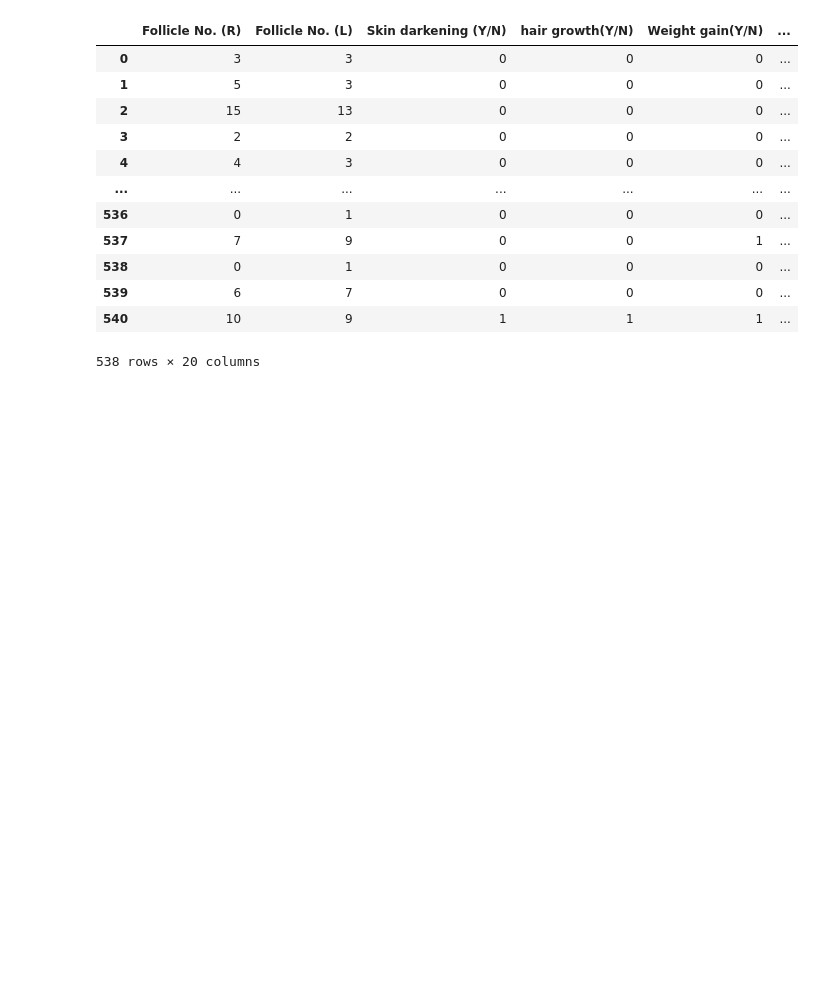
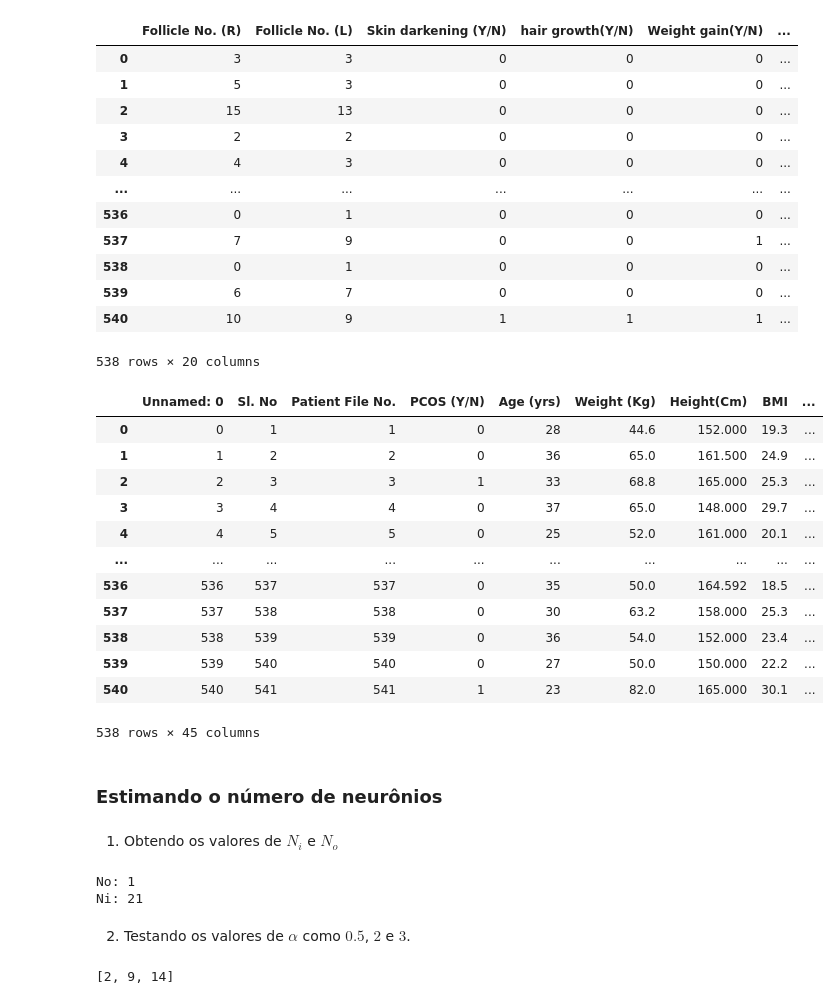
Before and after one commit to melinnediniz/RNA-AA3, a Jupyter notebook: build_model.ipynb, the cells around one changed output. Saved outputs shown, nothing was run; the diff lists cells and outputs as text; code cells hidden in the pictures; blank space fills up the shorter version.

```diff
--- a/build_model.ipynb
+++ b/build_model.ipynb
@@ -118,3 +109,46 @@ X_selected
 | 539 | 6 | 7 | 0 | 0 | 0 | ... |
 | 540 | 10 | 9 | 1 | 1 | 1 | ... |
 538 rows × 20 columns
+# %%
+data
+# %% [output]
+|  | Unnamed: 0 | Sl. No | Patient File No. | PCOS (Y/N) | Age (yrs) | Weight (Kg) | Height(Cm) | BMI | ... |
+| 0 | 0 | 1 | 1 | 0 | 28 | 44.6 | 152.000 | 19.3 | ... |
+| 1 | 1 | 2 | 2 | 0 | 36 | 65.0 | 161.500 | 24.9 | ... |
+| 2 | 2 | 3 | 3 | 1 | 33 | 68.8 | 165.000 | 25.3 | ... |
+| 3 | 3 | 4 | 4 | 0 | 37 | 65.0 | 148.000 | 29.7 | ... |
+| 4 | 4 | 5 | 5 | 0 | 25 | 52.0 | 161.000 | 20.1 | ... |
+| ... | ... | ... | ... | ... | ... | ... | ... | ... | ... |
+| 536 | 536 | 537 | 537 | 0 | 35 | 50.0 | 164.592 | 18.5 | ... |
+| 537 | 537 | 538 | 538 | 0 | 30 | 63.2 | 158.000 | 25.3 | ... |
+| 538 | 538 | 539 | 539 | 0 | 36 | 54.0 | 152.000 | 23.4 | ... |
+| 539 | 539 | 540 | 540 | 0 | 27 | 50.0 | 150.000 | 22.2 | ... |
+| 540 | 540 | 541 | 541 | 1 | 23 | 82.0 | 165.000 | 30.1 | ... |
+538 rows × 45 columns
+# %% [markdown]
+### Estimando o número de neurônios
+# %% [markdown]
+1. Obtendo os valores de $N_i$ e $N_o$
+# %%
+n_o = 1
+n_i = X_selected.shape[1] + 1
+
+print(f'No: {n_o}')
+print(f'Ni: {n_i}')
+# %% [output]
+No: 1
+Ni: 21
+# %% [markdown]
+2. Testando os valores de $\alpha$ como $0.5$, $2$ e $3$.
+# %%
+import math
+
+alphas = [0.5, 2, 3]
+n_h = []
+
+for alpha in alphas:
+  n_h.append(round(alpha * math.sqrt(n_i * n_o)))
+
+n_h
+# %% [output]
+[2, 9, 14]
```
Also changed, not shown: parts of 11 cells of this notebook, 1 other file.
